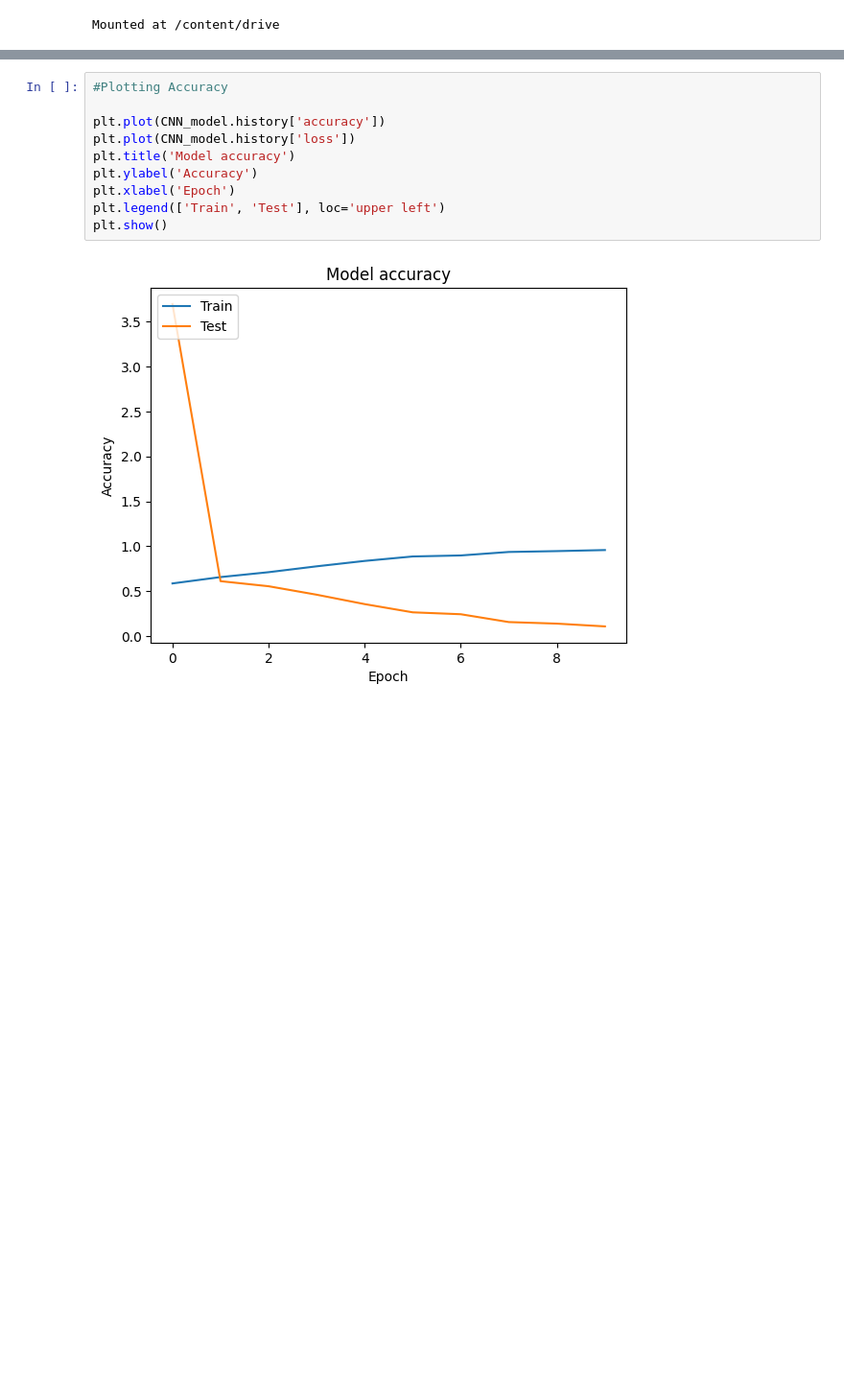
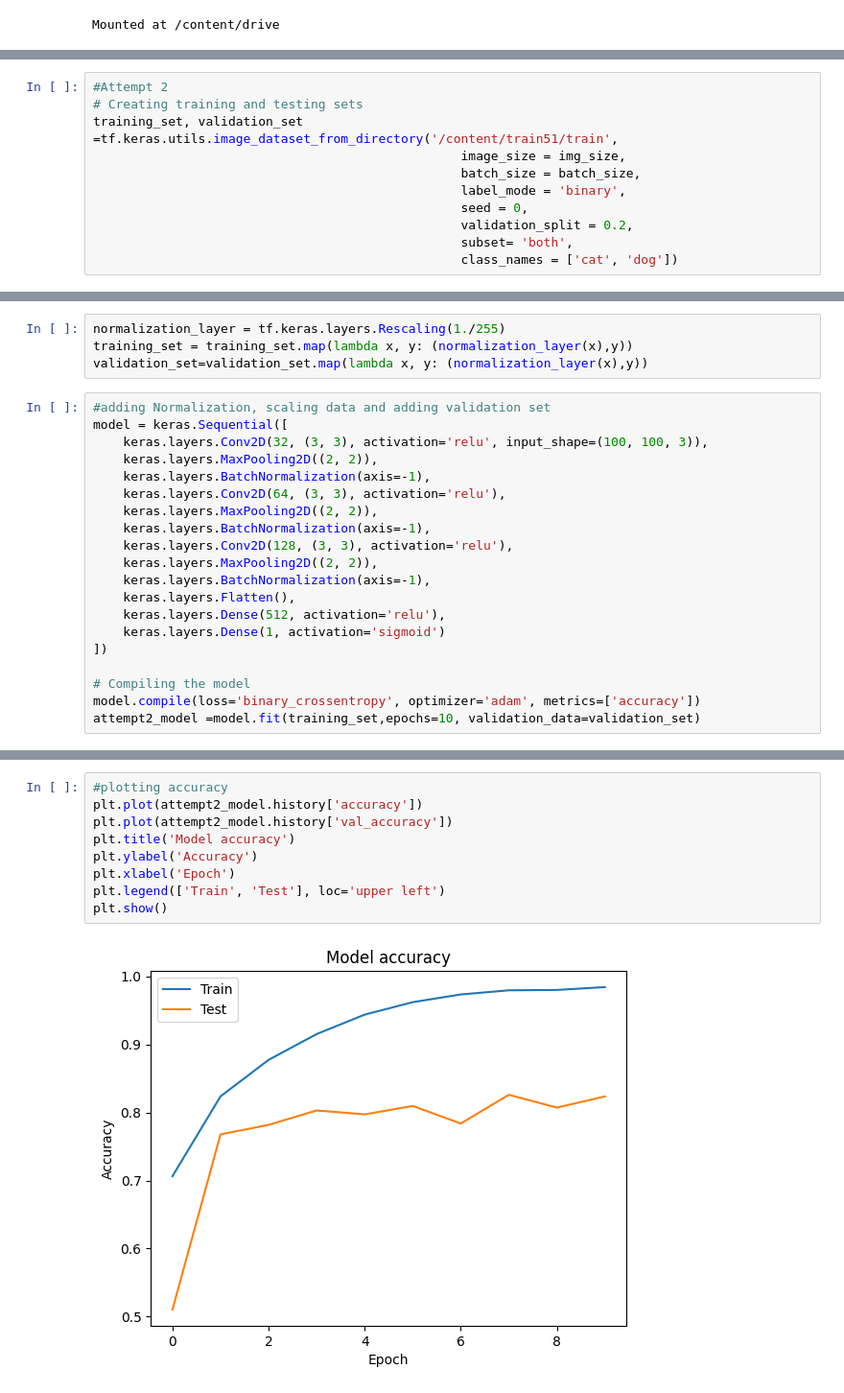
Before and after one commit to kamm8899/CatVSDog, a Jupyter notebook: CatDog.ipynb, the cells around one changed output, grey strips where cells are left out. Shown: that part at 96% size. Saved outputs shown, nothing was run; the diff lists cells and outputs as text; blank space fills up the shorter version.

Commit message:
added attempt 2

```diff
--- a/CatDog.ipynb
+++ b/CatDog.ipynb
@@ -116,0 +136,11 @@ Mounted at /content/drive
+# %%
+#Attempt 2
+# Creating training and testing sets
+training_set, validation_set =tf.keras.utils.image_dataset_from_directory('/content/train51/train',
+                                                 image_size = img_size,
+                                                 batch_size = batch_size,
+                                                 label_mode = 'binary',
+                                                 seed = 0,
+                                                 validation_split = 0.2,
+                                                 subset= 'both',
+                                                 class_names = ['cat', 'dog'])
@@ -116,0 +151,24 @@ Mounted at /content/drive
+# %%
+normalization_layer = tf.keras.layers.Rescaling(1./255)
+training_set = training_set.map(lambda x, y: (normalization_layer(x),y))
+validation_set=validation_set.map(lambda x, y: (normalization_layer(x),y))
+# %%
+#adding Normalization, scaling data and adding validation set
+model = keras.Sequential([
+    keras.layers.Conv2D(32, (3, 3), activation='relu', input_shape=(100, 100, 3)),
+    keras.layers.MaxPooling2D((2, 2)),
+    keras.layers.BatchNormalization(axis=-1),
+    keras.layers.Conv2D(64, (3, 3), activation='relu'),
+    keras.layers.MaxPooling2D((2, 2)),
+    keras.layers.BatchNormalization(axis=-1),
+    keras.layers.Conv2D(128, (3, 3), activation='relu'),
+    keras.layers.MaxPooling2D((2, 2)),
+    keras.layers.BatchNormalization(axis=-1),
+    keras.layers.Flatten(),
+    keras.layers.Dense(512, activation='relu'),
+    keras.layers.Dense(1, activation='sigmoid')
+])
+
+# Compiling the model
+model.compile(loss='binary_crossentropy', optimizer='adam', metrics=['accuracy'])
+attempt2_model =model.fit(training_set,epochs=10, validation_data=validation_set)
@@ -117,12 +196,11 @@ Mounted at /content/drive
 # %%
-#Plotting Accuracy
-
-plt.plot(CNN_model.history['accuracy'])
-plt.plot(CNN_model.history['loss'])
+#plotting accuracy
+plt.plot(attempt2_model.history['accuracy'])
+plt.plot(attempt2_model.history['val_accuracy'])
 plt.title('Model accuracy')
 plt.ylabel('Accuracy')
 plt.xlabel('Epoch')
 plt.legend(['Train', 'Test'], loc='upper left')
 plt.show()
 # %% [output]
-[figure, old version]
+[figure, new version]
```
Also changed, not shown: parts of 14 cells of this notebook.
